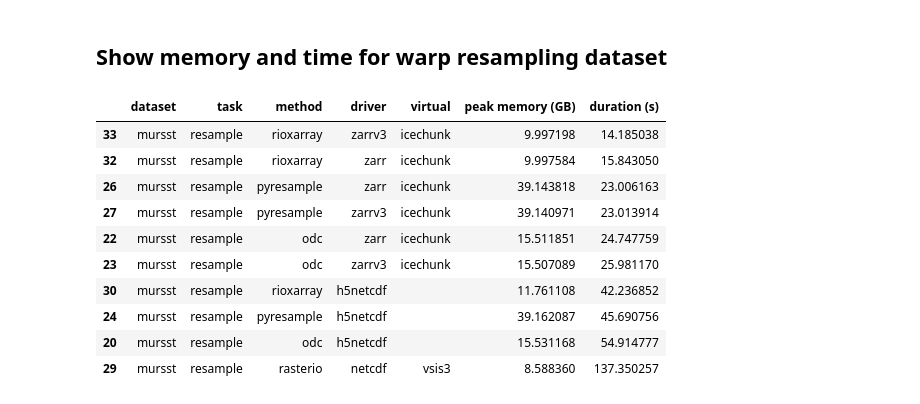
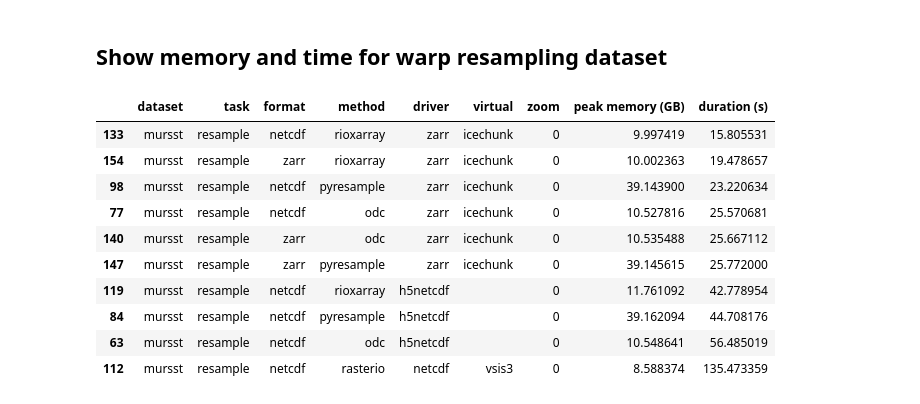
Before and after one commit to developmentseed/warp-resample-profiling, a Jupyter notebook: examples/process-results.ipynb, the cells around one changed output. Saved outputs shown, nothing was run; the diff lists cells and outputs as text; code cells hidden in the pictures.

```diff
--- a/examples/process-results.ipynb
+++ b/examples/process-results.ipynb
@@ -8,23 +8,23 @@ from utils import process_results
 [interactive output not drawn]
 [interactive output not drawn]
 # %%
-df = process_results("results/2024-10-22").sort_values(["duration (s)"])
+df = process_results("results/2024-10-25").sort_values(["duration (s)"])
 # %% [markdown]
 ## Show memory and time for warp resampling dataset
 # %%
 df = df[df["task"] == "resample"]
 df = df[df["virtual"] != "local"]
 df = df[df["dataset"] == "mursst"]
-df.style.background_gradient(cmap="YlOrRd")
+df[df["zoom"] == "0"].style.background_gradient(cmap="YlOrRd")
 # %% [output]
-|  | dataset | task | method | driver | virtual | peak memory (GB) | duration (s) |
-| 33 | mursst | resample | rioxarray | zarrv3 | icechunk | 9.997198 | 14.185038 |
-| 32 | mursst | resample | rioxarray | zarr | icechunk | 9.997584 | 15.843050 |
-| 26 | mursst | resample | pyresample | zarr | icechunk | 39.143818 | 23.006163 |
-| 27 | mursst | resample | pyresample | zarrv3 | icechunk | 39.140971 | 23.013914 |
-| 22 | mursst | resample | odc | zarr | icechunk | 15.511851 | 24.747759 |
-| 23 | mursst | resample | odc | zarrv3 | icechunk | 15.507089 | 25.981170 |
-| 30 | mursst | resample | rioxarray | h5netcdf |  | 11.761108 | 42.236852 |
-| 24 | mursst | resample | pyresample | h5netcdf |  | 39.162087 | 45.690756 |
-| 20 | mursst | resample | odc | h5netcdf |  | 15.531168 | 54.914777 |
-| 29 | mursst | resample | rasterio | netcdf | vsis3 | 8.588360 | 137.350257 |
+|  | dataset | task | format | method | driver | virtual | zoom | peak memory (GB) | duration (s) |
+| 133 | mursst | resample | netcdf | rioxarray | zarr | icechunk | 0 | 9.997419 | 15.805531 |
+| 154 | mursst | resample | zarr | rioxarray | zarr | icechunk | 0 | 10.002363 | 19.478657 |
+| 98 | mursst | resample | netcdf | pyresample | zarr | icechunk | 0 | 39.143900 | 23.220634 |
+| 77 | mursst | resample | netcdf | odc | zarr | icechunk | 0 | 10.527816 | 25.570681 |
+| 140 | mursst | resample | zarr | odc | zarr | icechunk | 0 | 10.535488 | 25.667112 |
+| 147 | mursst | resample | zarr | pyresample | zarr | icechunk | 0 | 39.145615 | 25.772000 |
+| 119 | mursst | resample | netcdf | rioxarray | h5netcdf |  | 0 | 11.761092 | 42.778954 |
+| 84 | mursst | resample | netcdf | pyresample | h5netcdf |  | 0 | 39.162094 | 44.708176 |
+| 63 | mursst | resample | netcdf | odc | h5netcdf |  | 0 | 10.548641 | 56.485019 |
+| 112 | mursst | resample | netcdf | rasterio | netcdf | vsis3 | 0 | 8.588374 | 135.473359 |
```
Also changed, not shown: parts of 6 cells of this notebook, 24 other files.
